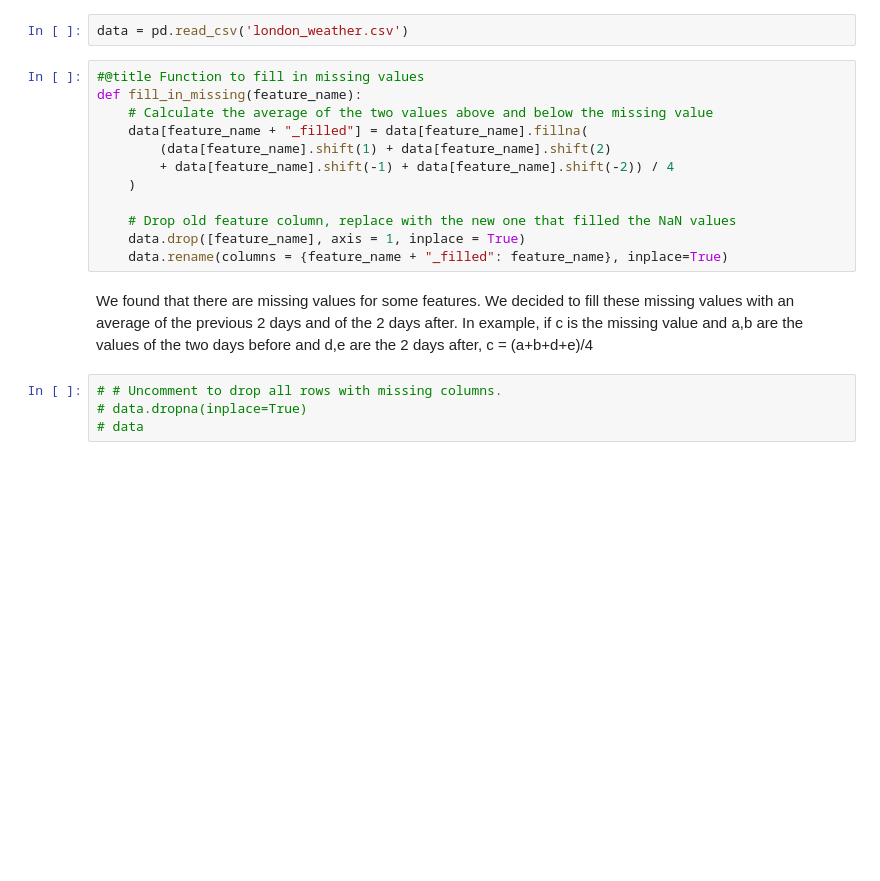
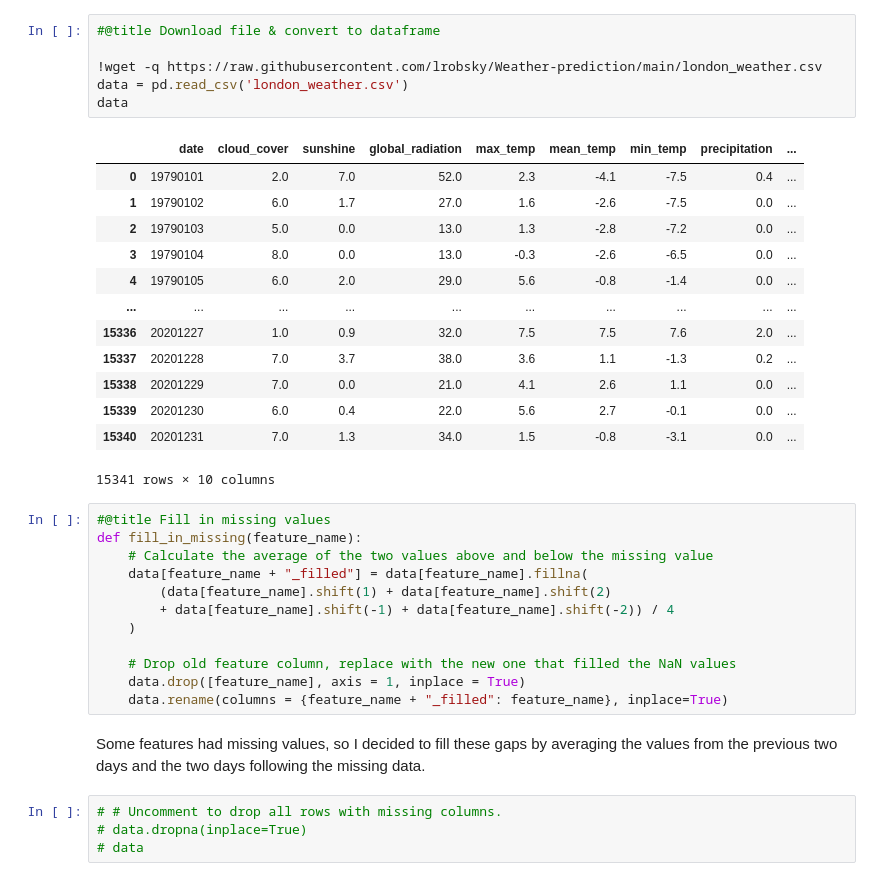
Before and after one commit to lrobsky/Weather-prediction, a Jupyter notebook: Weather_prediction_using_LSTM.ipynb, the cells around one changed output. Cells and saved outputs as stored; diff of their text form; blank space fills up the shorter version.

```diff
--- a/Weather_prediction_using_LSTM.ipynb
+++ b/Weather_prediction_using_LSTM.ipynb
@@ -20,7 +15,25 @@ Saving london_weather.csv to london_weather.csv
-# %%
-data = pd.read_csv('london_weather.csv')
+# %%
+#@title Download file & convert to dataframe
+
+!wget -q https://raw.githubusercontent.com/lrobsky/Weather-prediction/main/london_weather.csv
+data = pd.read_csv('london_weather.csv')
+data
+# %% [output]
+|  | date | cloud_cover | sunshine | global_radiation | max_temp | mean_temp | min_temp | precipitation | ... |
+| 0 | 19790101 | 2.0 | 7.0 | 52.0 | 2.3 | -4.1 | -7.5 | 0.4 | ... |
+| 1 | 19790102 | 6.0 | 1.7 | 27.0 | 1.6 | -2.6 | -7.5 | 0.0 | ... |
+| 2 | 19790103 | 5.0 | 0.0 | 13.0 | 1.3 | -2.8 | -7.2 | 0.0 | ... |
+| 3 | 19790104 | 8.0 | 0.0 | 13.0 | -0.3 | -2.6 | -6.5 | 0.0 | ... |
+| 4 | 19790105 | 6.0 | 2.0 | 29.0 | 5.6 | -0.8 | -1.4 | 0.0 | ... |
+| ... | ... | ... | ... | ... | ... | ... | ... | ... | ... |
+| 15336 | 20201227 | 1.0 | 0.9 | 32.0 | 7.5 | 7.5 | 7.6 | 2.0 | ... |
+| 15337 | 20201228 | 7.0 | 3.7 | 38.0 | 3.6 | 1.1 | -1.3 | 0.2 | ... |
+| 15338 | 20201229 | 7.0 | 0.0 | 21.0 | 4.1 | 2.6 | 1.1 | 0.0 | ... |
+| 15339 | 20201230 | 6.0 | 0.4 | 22.0 | 5.6 | 2.7 | -0.1 | 0.0 | ... |
+| 15340 | 20201231 | 7.0 | 1.3 | 34.0 | 1.5 | -0.8 | -3.1 | 0.0 | ... |
+15341 rows × 10 columns
 # %%
-#@title Function to fill in missing values
+#@title Fill in missing values
 def fill_in_missing(feature_name):
     # Calculate the average of the two values above and below the missing value
     data[feature_name + "_filled"] = data[feature_name].fillna(
@@ -31,11 +44,8 @@ def fill_in_missing(feature_name):
     # Drop old feature column, replace with the new one that filled the NaN values
     data.drop([feature_name], axis = 1, inplace = True)
     data.rename(columns = {feature_name + "_filled": feature_name}, inplace=True)
-# %% [markdown]
-We found that there are missing values for some features.
-We decided to fill these missing values with an average of the previous 2 days and of the 2 days after.
-In example, if c is the missing value and a,b are the values of the two days before and d,e are the 2 days after,
-c = (a+b+d+e)/4
+# %% [markdown]
+Some features had missing values, so I decided to fill these gaps by averaging the values from the previous two days and the two days following the missing data.
 # %%
 # # Uncomment to drop all rows with missing columns.
 # data.dropna(inplace=True)
```
Also changed, not shown: parts of 19 cells of this notebook.
